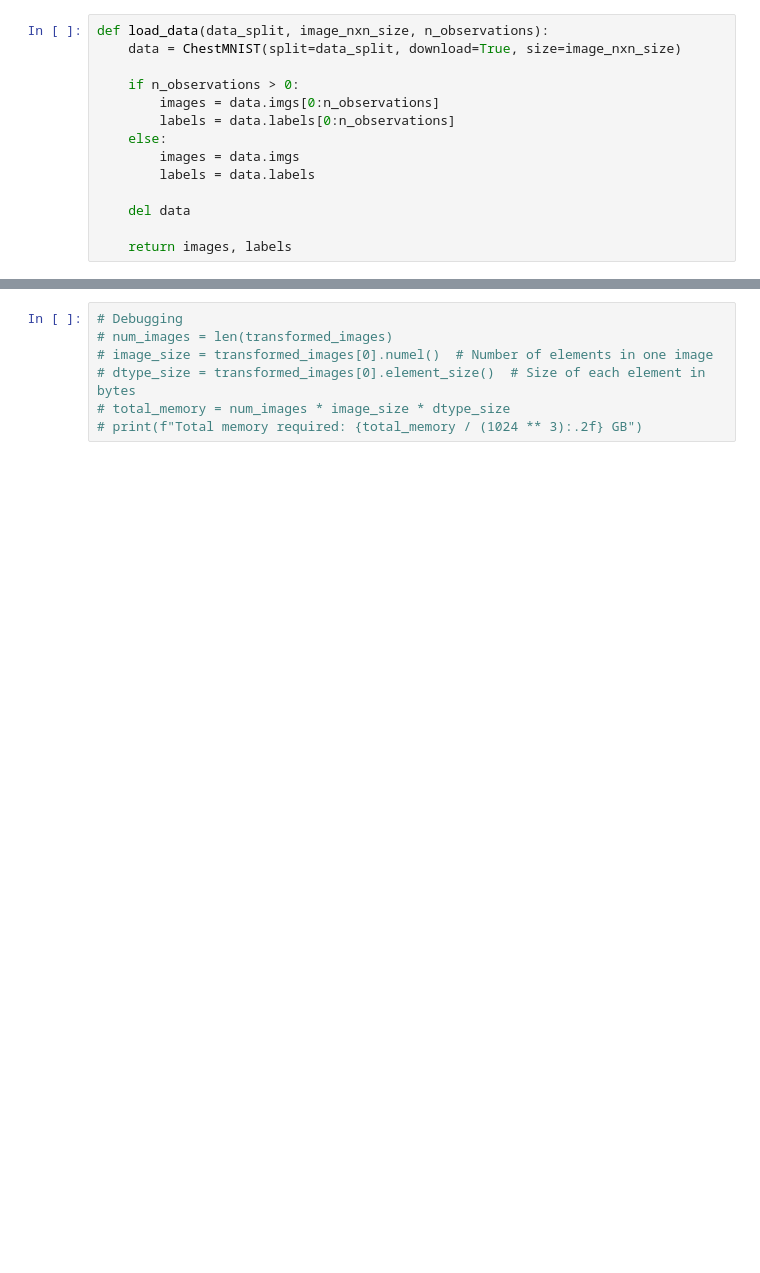
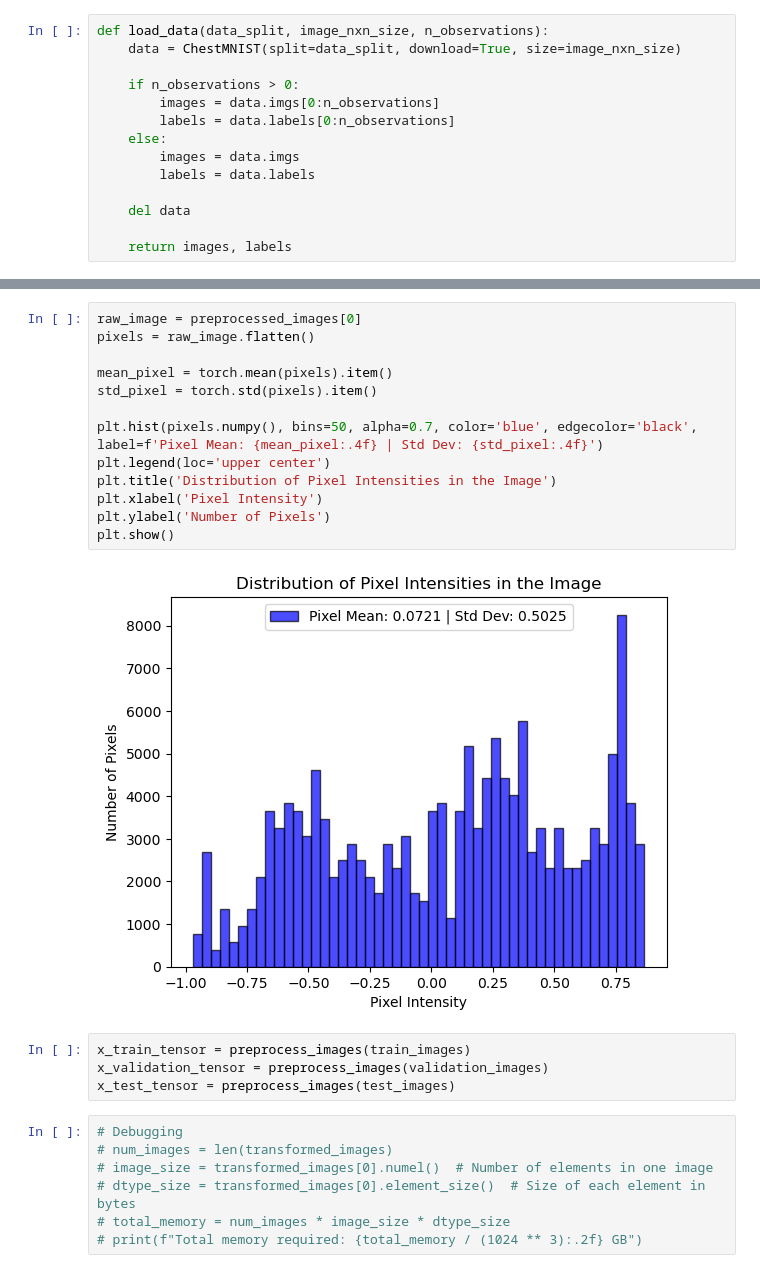
Before and after one commit to totton-hollenbeak/DS440-Project, a Jupyter notebook: DS440_Project.ipynb, the cells around one changed output, grey strips where cells are left out. Cells and saved outputs as stored; diff of their text form; blank space fills up the shorter version.

```diff
--- a/DS440_Project.ipynb
+++ b/DS440_Project.ipynb
@@ -63,3 +96,22 @@ x_test_tensor = preprocess_data(test_images)
+# %%
+raw_image = preprocessed_images[0]
+pixels = raw_image.flatten()
+
+mean_pixel = torch.mean(pixels).item()
+std_pixel = torch.std(pixels).item()
+
+plt.hist(pixels.numpy(), bins=50, alpha=0.7, color='blue', edgecolor='black', label=f'Pixel Mean: {mean_pixel:.4f} | Std Dev: {std_pixel:.4f}')
+plt.legend(loc='upper center')
+plt.title('Distribution of Pixel Intensities in the Image')
+plt.xlabel('Pixel Intensity')
+plt.ylabel('Number of Pixels')
+plt.show()
+# %% [output]
+[figure, added]
+# %%
+x_train_tensor = preprocess_images(train_images)
+x_validation_tensor = preprocess_images(validation_images)
+x_test_tensor = preprocess_images(test_images)
 # %%
 # Debugging
 # num_images = len(transformed_images)
```
Also changed, not shown: parts of 10 cells of this notebook.
